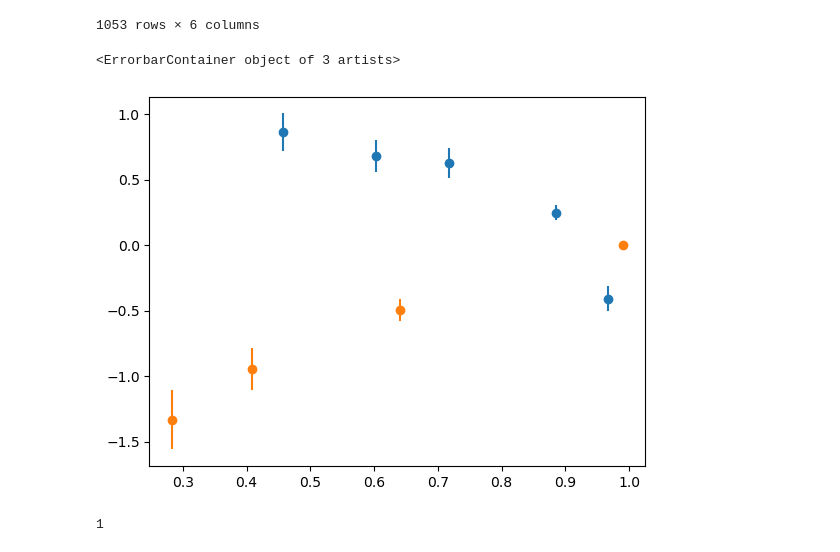
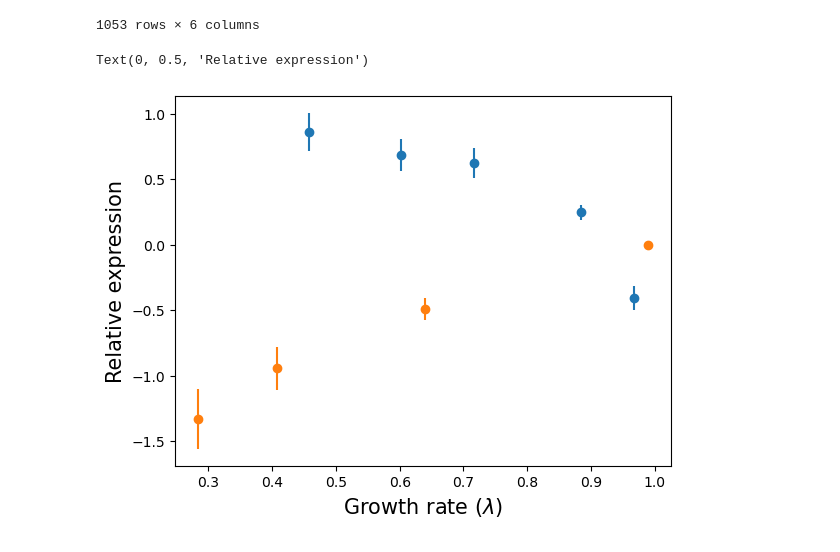
Before and after one commit to thomasrobiglio/TD-BU_systemsbiology, a Jupyter notebook: Tutorial.ipynb, the cells around one changed output. Saved outputs shown, nothing was run; the diff lists cells and outputs as text; code cells hidden in the pictures.

```diff
--- a/Tutorial.ipynb
+++ b/Tutorial.ipynb
@@ -212,10 +212,8 @@ err_R = np.std(res_R, axis=0)/5
 # %%
 plt.errorbar(x=C_growth_rates, y=avg_C, yerr=err_C, fmt='o')
 plt.errorbar(x=R_growth_rates, y=avg_R, yerr=err_R, fmt='o')
+plt.xlabel(r'Growth rate ($\lambda$)', size=15)
+plt.ylabel(r'Relative expression', size=15)
 # %% [output]
-<ErrorbarContainer object of 3 artists>
+Text(0, 0.5, 'Relative expression')
-[figure, old version]
+[figure, new version]
-# %%
-int(np.where(Ecoli_genes['gene']=='argC')[0])
-# %% [output]
-1
```
